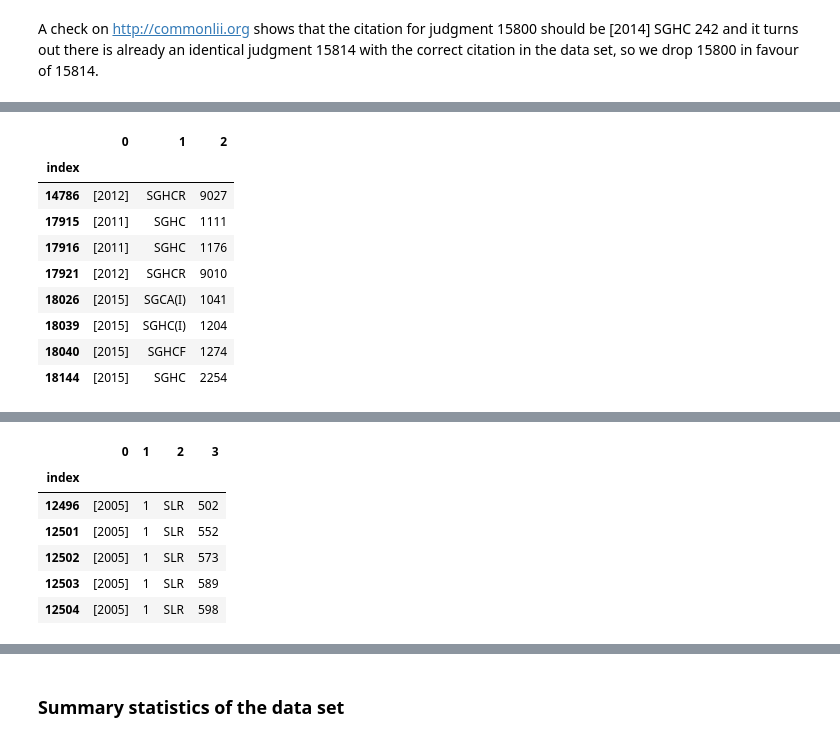
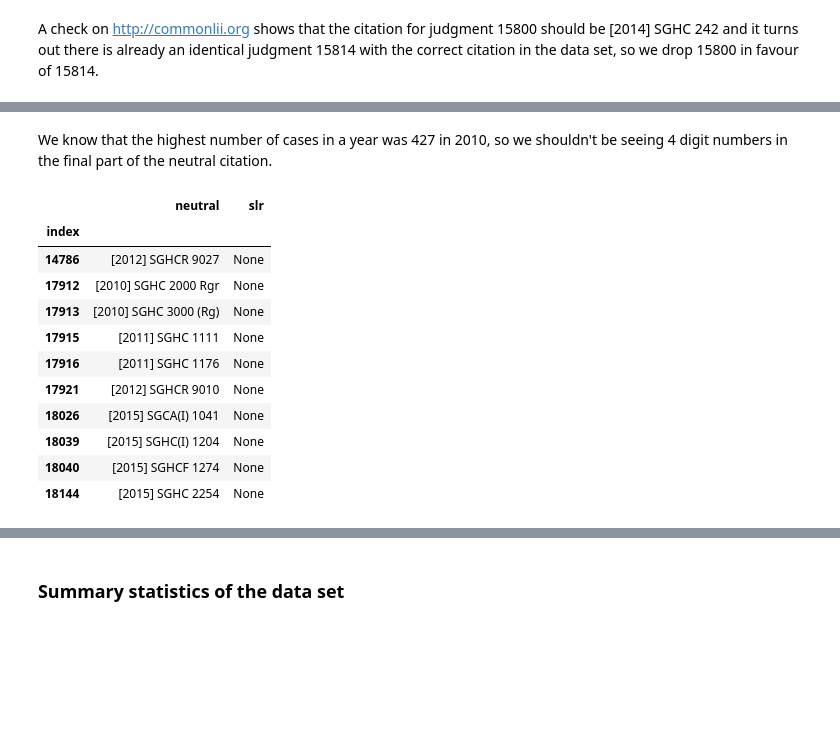
Before and after one commit to saravananpsg/sg-judgments, a Jupyter notebook: data/data_wrangling.ipynb, the cells around one changed output, grey strips where cells are left out. Cells and saved outputs as stored; diff of their text form; code cells hidden in the pictures; blank space fills up the shorter version.

```diff
--- a/data/data_wrangling.ipynb
+++ b/data/data_wrangling.ipynb
@@ -139,4 +143,5 @@ df = df.drop(18283)
 # %%
-not_reported = df[~df.citation.str.contains(';')].citation.str.split(' ', expand=True)
-not_reported.head()
+cits = df.citation.str.split(';', expand=True)
+cits.columns = ['neutral', 'slr']
+cits.head(20)
 # %% [output]
@@ -149,0 +166,4 @@ not_reported.head()
+# %%
+swap_idx = cits.slr.notnull()
+cits.loc[swap_idx, ['neutral', 'slr']] = cits.loc[swap_idx, ['slr', 'neutral']].values
+cits.head(20)
@@ -214,16 +246,20 @@ Name: 1, dtype: int64
+# %% [markdown]
+We know that the highest number of cases in a year was 427 in 2010, so we shouldn't be seeing 4 digit numbers in the final part of the neutral citation.
 # %%
-not_reported[not_reported[2].str.len() > 3]
+cits[cits.neutral.str.split(expand=True)[2].str.len() > 3]
 # %% [output]
-|  | 0 | 1 | 2 |
-| index |  |  |  |
-| 14786 | [2012] | SGHCR | 9027 |
-| 17915 | [2011] | SGHC | 1111 |
-| 17916 | [2011] | SGHC | 1176 |
-| 17921 | [2012] | SGHCR | 9010 |
-| 18026 | [2015] | SGCA(I) | 1041 |
-| 18039 | [2015] | SGHC(I) | 1204 |
-| 18040 | [2015] | SGHCF | 1274 |
-| 18144 | [2015] | SGHC | 2254 |
+|  | neutral | slr |
+| index |  |  |
+| 14786 | [2012] SGHCR 9027 | None |
+| 17912 | [2010] SGHC 2000 Rgr | None |
+| 17913 | [2010] SGHC 3000 (Rg) | None |
+| 17915 | [2011] SGHC 1111 | None |
+| 17916 | [2011] SGHC 1176 | None |
+| 17921 | [2012] SGHCR 9010 | None |
+| 18026 | [2015] SGCA(I) 1041 | None |
+| 18039 | [2015] SGHC(I) 1204 | None |
+| 18040 | [2015] SGHCF 1274 | None |
+| 18144 | [2015] SGHC 2254 | None |
 # %%
 df.loc[[14786]]
 # %% [output]
@@ -347,14 +385,3 @@ df[df.name.str.contains('Malini Ventura')]
 | 18144 | Malini Ventura v Knight Capital P... | [2015] SGHC 2254 | Judith Prakash J: | HC/ Suit No 792 of 2015 (HC/Summo... | 27 August 2015 | High Court | Judith Prakash J | Christopher Anand s/o Daniel and ... | Arbitration - Stay of court proce... |
 # %%
 df = df.drop(18144)
-# %%
-reported = df[df.citation.str.contains(';')].citation.str.split(';', expand=True)[0].str.split(' ', expand=True)
-reported.head()
-# %% [output]
-|  | 0 | 1 | 2 | 3 |
-| index |  |  |  |  |
-| 12496 | [2005] | 1 | SLR | 502 |
-| 12501 | [2005] | 1 | SLR | 552 |
-| 12502 | [2005] | 1 | SLR | 573 |
-| 12503 | [2005] | 1 | SLR | 589 |
-| 12504 | [2005] | 1 | SLR | 598 |
```
Also changed, not shown: parts of 39 cells of this notebook.
